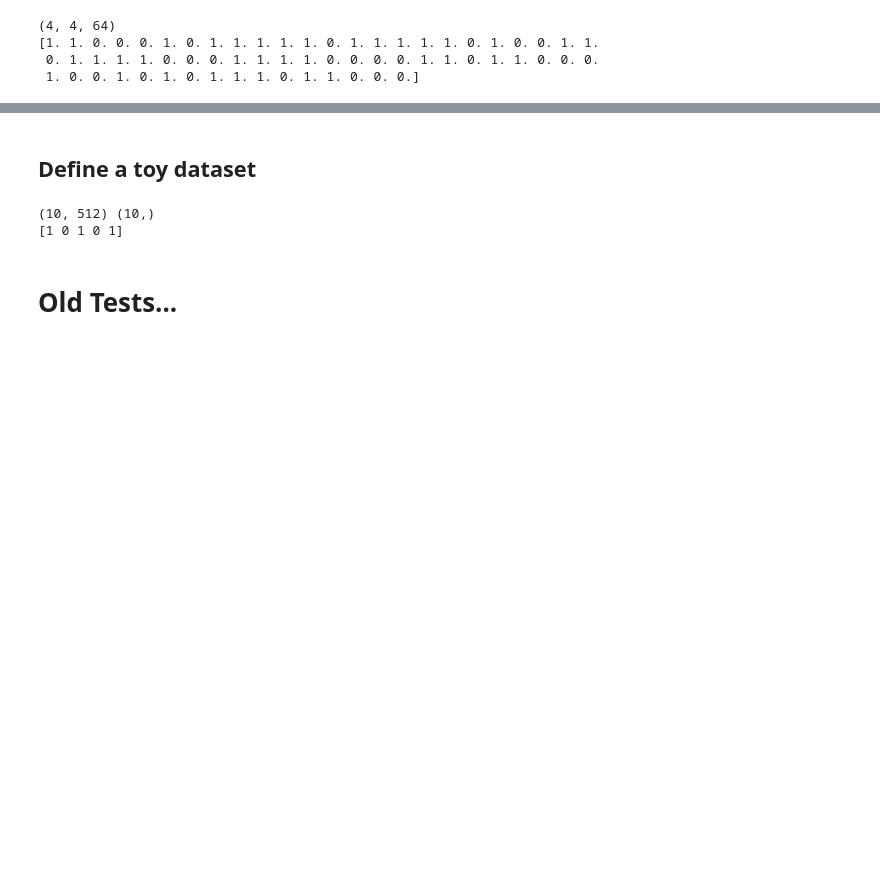
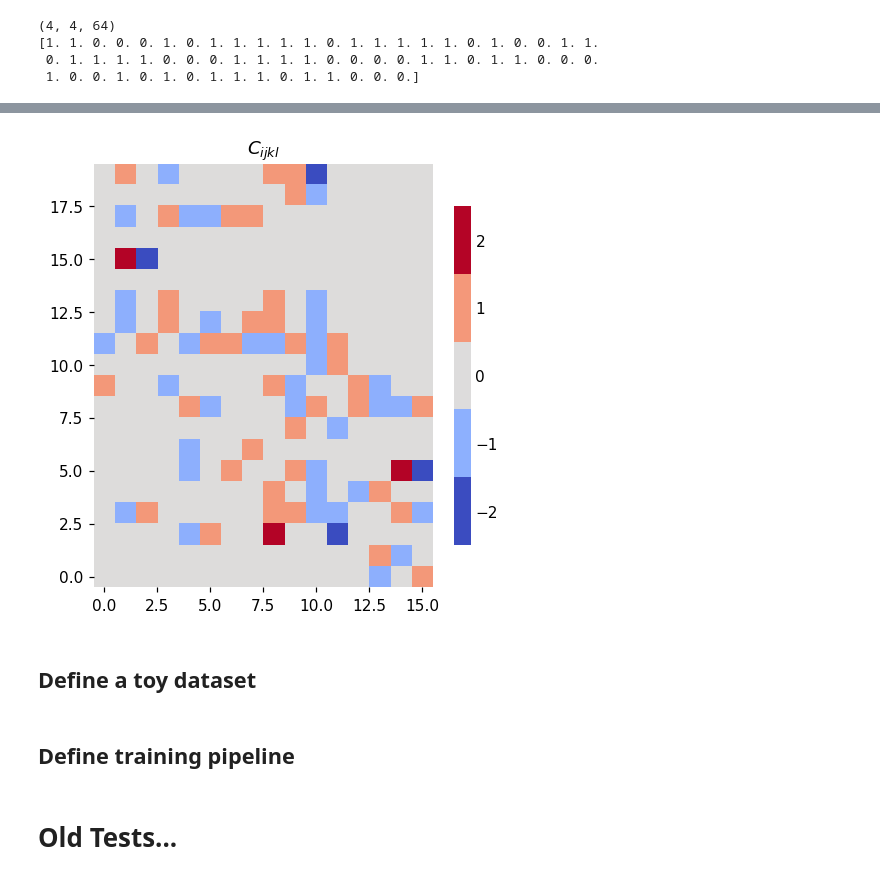
Before and after one commit to Integrated-Systems-Neuroengineering/scrramble, a Jupyter notebook: Notebooks/toy_models_of_connectivity.ipynb, the cells around one changed output, grey strips where cells are left out. Cells and saved outputs as stored; diff of their text form; code cells hidden in the pictures; blank space fills up the shorter version.

Commit message:
todo-create training pipeline for synthetic data

```diff
--- a/Notebooks/toy_models_of_connectivity.ipynb
+++ b/Notebooks/toy_models_of_connectivity.ipynb
@@ -356,22 +359,6 @@ class ScRRAMBLeLayer(nnx.Module):
         # apply the non-linearity
 
         return self.activation(y2)
-# %%
-# define a batched version of the ScRRAMBLe layer
-class BatchedScRRAMBLe(nnx.Module):
-    """
-    Wrapper around the ScRRAMBLe layer to allow for batched inputs.
-    """
-
-    def __init__(self, **kwargs):
-        self.layer = ScRRAMBLeLayer(**kwargs)
-
-    def __call__(self, x):
-        """
-        Forward pass with nnx.vmap for batched inputs.
-        """
-
-        return nnx.vmap(self.layer)(x)
 # %%
 # testing the ScRRAMBLe layer
 rngs = nnx.Rngs(params=1, activation=2)
@@ -427,14 +499,6 @@ plt.imshow(batched_test_out[0, ...].reshape(16, -1), cmap='Grays', vmin=0, vmax=
+# %%
+fig, ax = plot_connectivity_matrix(batched_test_layer.layer.C_cores.value)
+# %% [output]
+[figure, added]
 # %% [markdown]
 ## Define a toy dataset
-# %%
-X, y = make_classification(
-    n_samples=10,
-    n_features=512,
-    n_informative=5
-)
-
-print(X.shape, y.shape)
-print(y[:5])
-# %% [output]
-(10, 512) (10,)
-[1 0 1 0 1]
@@ -440,0 +577,2 @@ print(y[:5])
+# %% [markdown]
+## Define training pipeline
```
Also changed, not shown: parts of 8 cells of this notebook.
